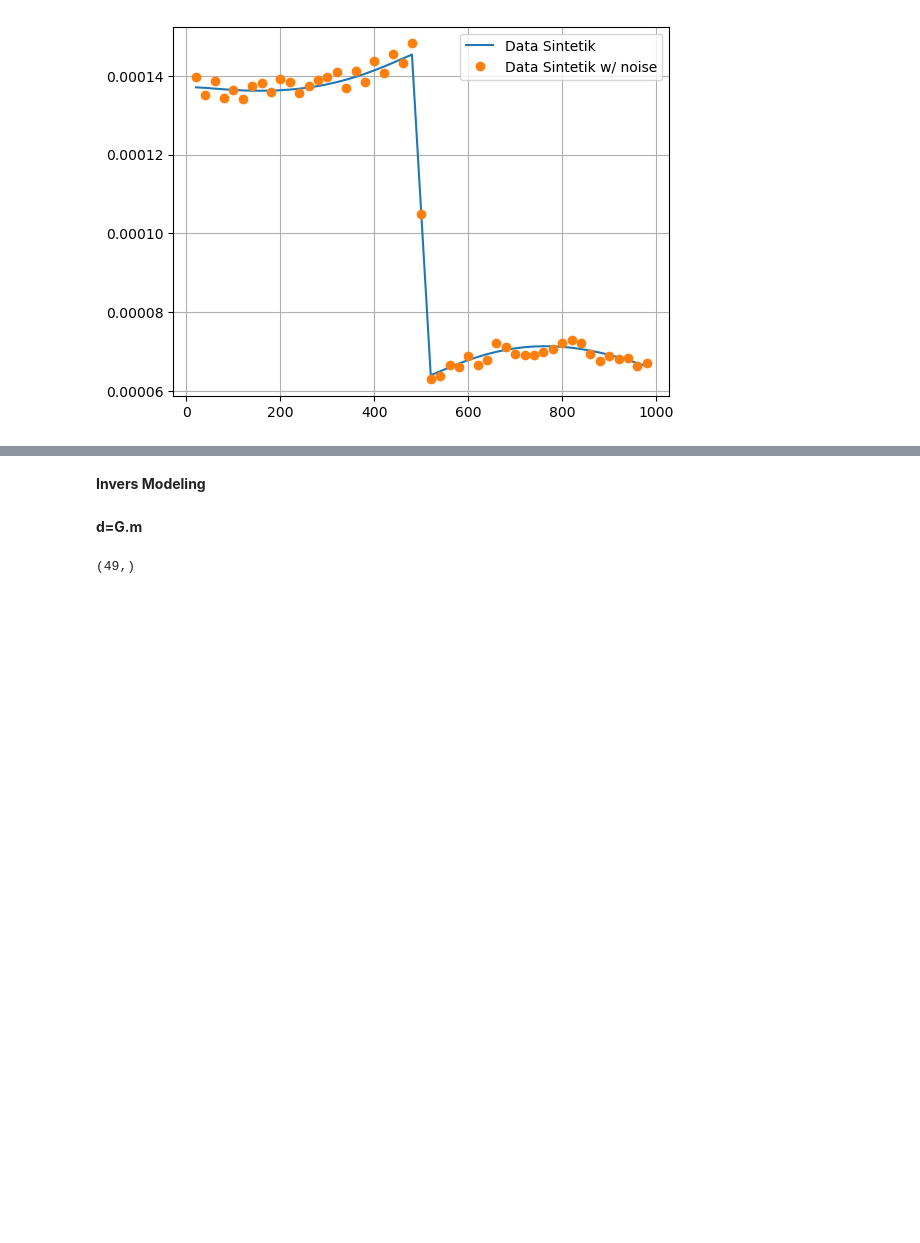
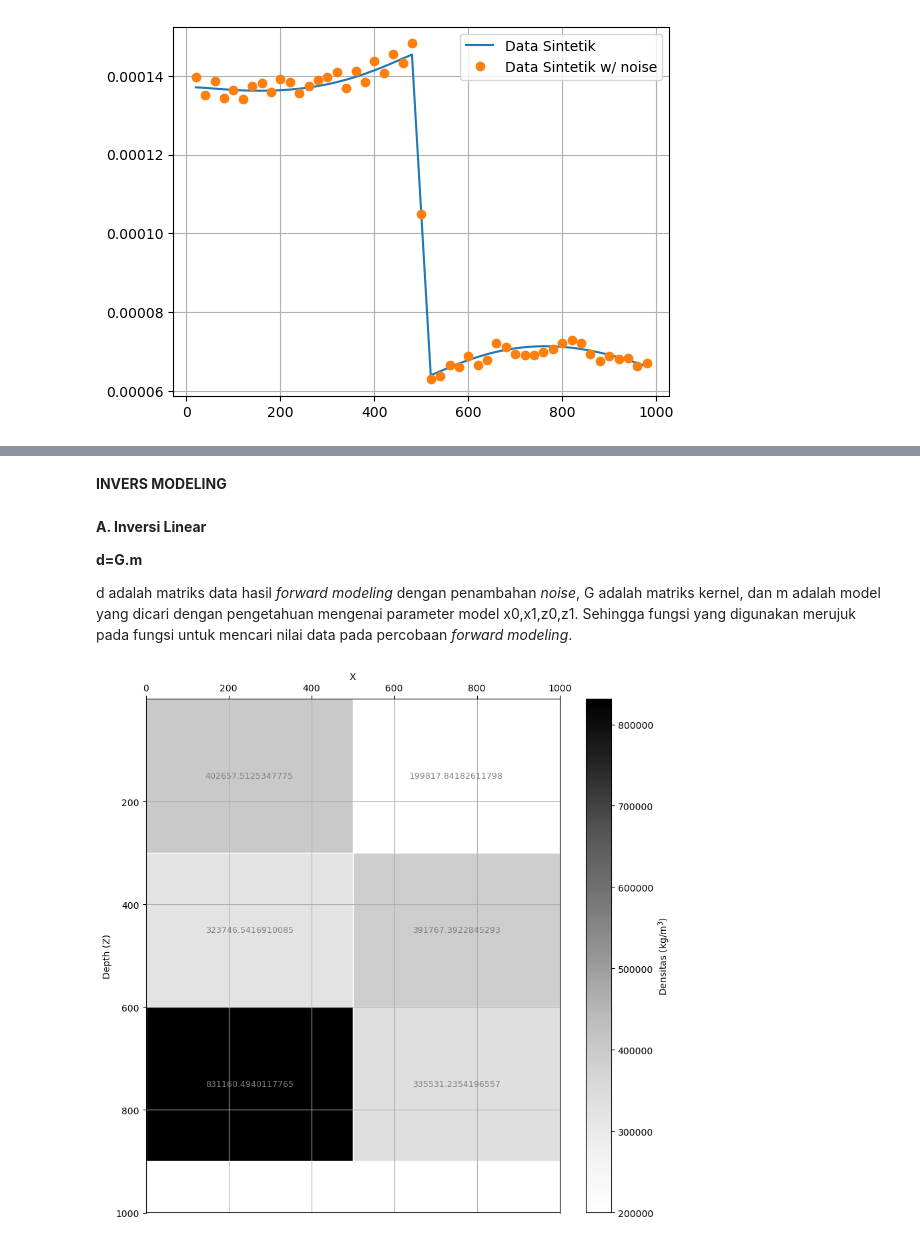
Before and after one commit to ahkmlvjy/PengantarPIG, a Jupyter notebook: Penerapan/Fwd_Inv_Fhd_Svd_Grav.ipynb, the cells around one changed output, grey strips where cells are left out. Saved outputs shown, nothing was run; the diff lists cells and outputs as text; code cells hidden in the pictures; blank space fills up the shorter version.

```diff
--- a/Penerapan/Fwd_Inv_Fhd_Svd_Grav.ipynb
+++ b/Penerapan/Fwd_Inv_Fhd_Svd_Grav.ipynb
@@ -75,7 +75,7 @@ plt.show()
 [figure]
 # %%
 #Fungsi Fwd Modeling
-G = 6.67e-11                    #Define G (m^3 kg^-1 s^-2)
+G_kons = 6.67430e-11                    #Define G (m^3 kg^-1 s^-2)
 x = np.arange(20, 981, 20)
 
 def gz_balok_2D(x, x0, x1, z0, z1, Rho):
@@ -146,7 +212,66 @@ cbar = plt.colorbar(sm, ax=ax2, orientation='horizontal', label=r'Densitas ($\ma
 # %% [markdown]
-__Invers Modeling__
+__INVERS MODELING__
 # %% [markdown]
+__A. Inversi Linear__
+
 **d=G.m**
+
+d adalah matriks data hasil _forward modeling_ dengan penambahan _noise_, G adalah matriks kernel, dan m adalah model yang dicari dengan pengetahuan mengenai parameter model x0,x1,z0,z1. Sehingga fungsi yang digunakan merujuk pada fungsi untuk mencari nilai data pada percobaan _forward modeling_.
 # %%
+#print("Diketahui jumlah data sama dengan jumlah x yaitu : " + str(len(gz_noise)))
+#print("Anggota x adalah sebagai berikut : " + str(x))
+#print("dan anggota gz_noise adalah sebagai berikut : " + str(gz_noise))
+
+#matriks kernel G
+G = np.zeros((49,6))
+
+for i in range(6):
+    for j in range(49):
+        term1 = np.arctan((x[j] - x0[i]) / z0[i])
+        term2 = np.arctan((x[j] - x1[i]) / z0[i])
+        term3 = np.arctan((x[j] - x0[i]) / z1[i])
+        term4 = np.arctan((x[j] - x1[i]) / z1[i])
+        G[j,i] = 2*G_kons*(term1 - term2 - term3 + term4)
-# %% [output]
-(49,)
+# %%
+#Setelah mendapat G matrix kernel dan sudah ada d(data), maka dapat dicari m(model)
+m_cal = (np.linalg.inv(G.T.dot(G))).dot(G.T).dot(gz_noise)
+m_cal
+
+#normalisasi densitas ke [0,1] untuk peta warna
+norm = colors.Normalize(vmin=min(m_cal), vmax=max(m_cal))
+cmap = cm.Greys
+
+#plotting
+fig, ax2 = plt.subplots(figsize=(10, 10))
+for xi0, xi1, zi0, zi1, val in zip(x0, x1, z0, z1, m_cal):
+    #warna dari nilai densitas
+    color = cmap(norm(val))
+    #gambar balok
+    ax2.fill([xi0, xi1, xi1, xi0], [zi0, zi0, zi1, zi1], facecolor=color, edgecolor='white')
+    #teks nilai densitas
+    ax2.text((xi0+xi1)/2, (zi0+zi1)/2, str(val), color='grey', ha='center', va='center', fontsize=9)
+
+#set sumbu
+ax2.set_facecolor('white')
+ax2.set_xlim(0, 1000)
+ax2.set_ylim(1000, min(z0))  # depth ke bawah
+
+#posisi sumbu X
+ax2.xaxis.set_ticks_position('top')
+ax2.xaxis.set_label_position('top')
+
+#atur label di sumbu x dan y
+ax2.set_xlabel('X')
+ax2.set_ylabel('Depth (Z)')
+
+#aktifkan penggunaan grid
+plt.grid(True)
+
+#colorbar
+sm = plt.cm.ScalarMappable(cmap=cmap, norm=norm)
+sm.set_array([])
+cbar = plt.colorbar(sm, ax=ax2, orientation='vertical', label=r'Densitas ($\mathrm{kg/m}^3$)')
+
+plt.show()
+# %% [output]
+[figure, added]
```
Also changed, not shown: parts of 8 cells of this notebook.
